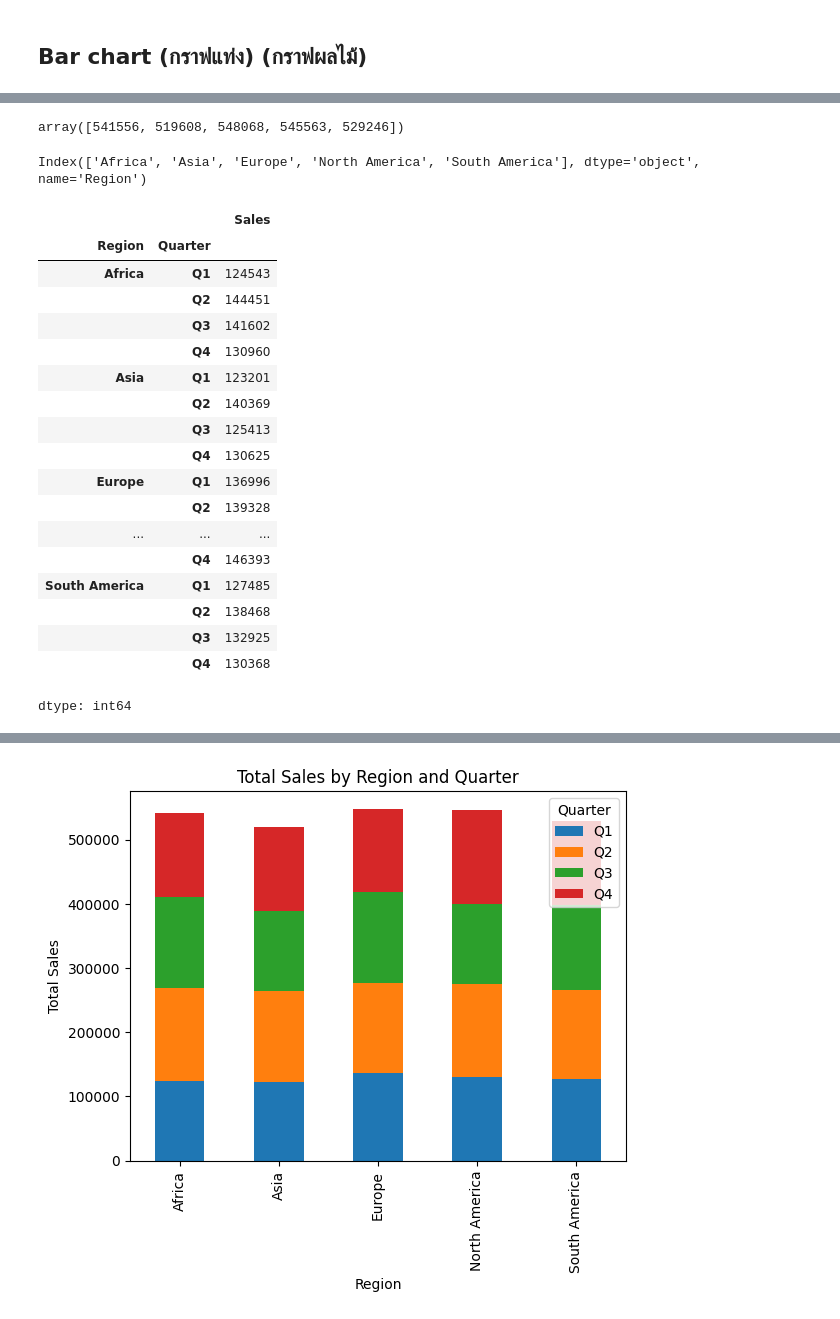
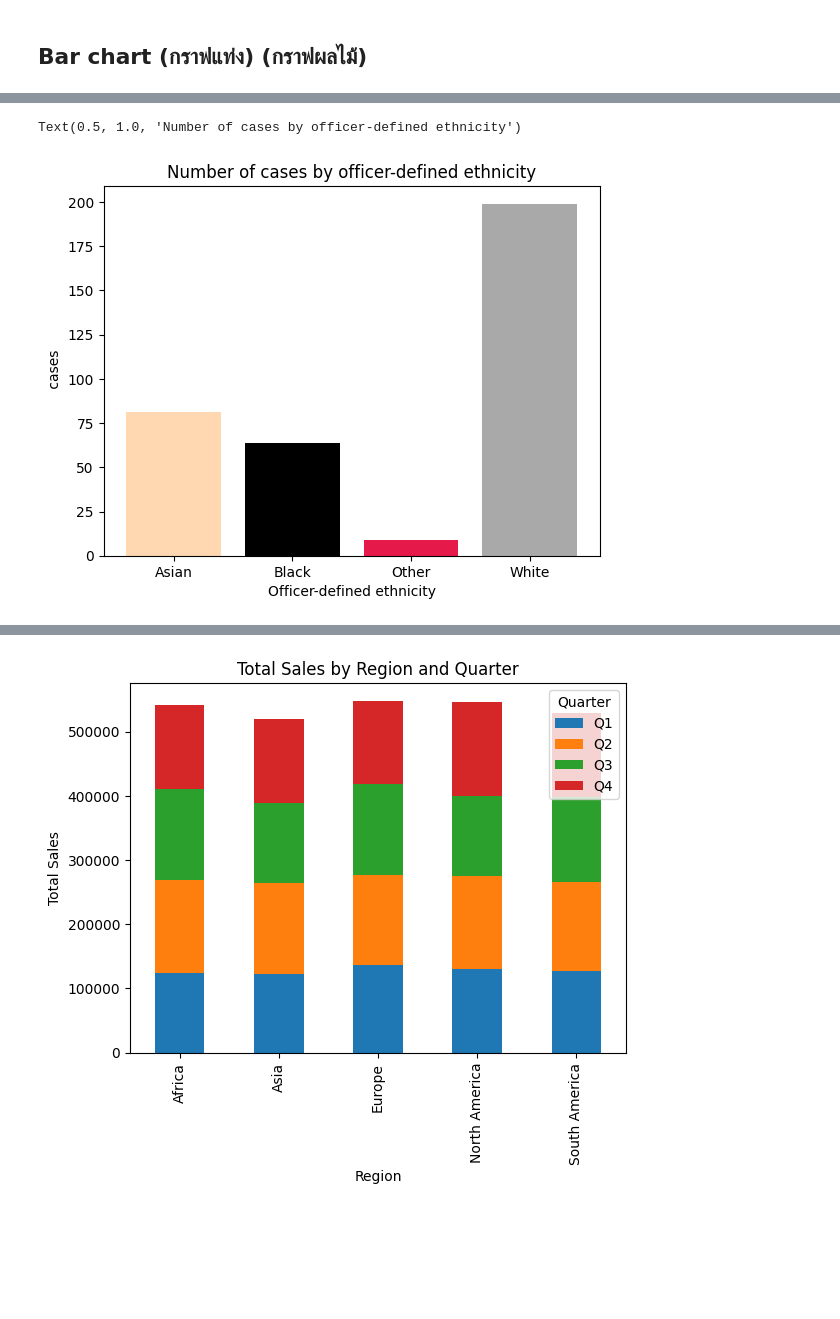
Before and after one commit to Thanyarat281-6/dataviz2025, a Jupyter notebook: Visualize_Data_Comparison_2025.ipynb, the cells around one changed output, grey strips where cells are left out. Saved outputs shown, nothing was run; the diff lists cells and outputs as text; code cells hidden in the pictures; blank space fills up the shorter version.

```diff
--- a/Visualize_Data_Comparison_2025.ipynb
+++ b/Visualize_Data_Comparison_2025.ipynb
@@ -116,32 +46,0 @@ dtype: object
-# %%
-region_sales.values
-# %% [output]
-array([541556, 519608, 548068, 545563, 529246])
-# %%
-region_sales.index
-# %% [output]
-Index(['Africa', 'Asia', 'Europe', 'North America', 'South America'], dtype='object', name='Region')
-# %%
-# Group data by region and sum sales
-region_sales = data.groupby(['Region','Quarter'])['Sales'].sum()
-region_sales
-# %% [output]
-|  |  | Sales |
-| Region | Quarter |  |
-| Africa | Q1 | 124543 |
-|  | Q2 | 144451 |
-|  | Q3 | 141602 |
-|  | Q4 | 130960 |
-| Asia | Q1 | 123201 |
-|  | Q2 | 140369 |
-|  | Q3 | 125413 |
-|  | Q4 | 130625 |
-| Europe | Q1 | 136996 |
-|  | Q2 | 139328 |
-| ... | ... | ... |
-|  | Q4 | 146393 |
-| South America | Q1 | 127485 |
-|  | Q2 | 138468 |
-|  | Q3 | 132925 |
-|  | Q4 | 130368 |
-dtype: int64
@@ -147,0 +49,9 @@ dtype: int64
+# %%
+import matplotlib.pyplot as plt
+plt.bar(compared_police_eth.index, compared_police_eth.values, color=['#ffd8b1', '#000000', '#e6194B', '#a9a9a9']) # Using a set of distinct colors
+plt.xlabel('Officer-defined ethnicity')
+plt.ylabel(' cases')
+plt.title('Number of cases by officer-defined ethnicity')
+# %% [output]
+Text(0.5, 1.0, 'Number of cases by officer-defined ethnicity')
+[figure, added]
```
Also changed, not shown: parts of 19 cells of this notebook.
